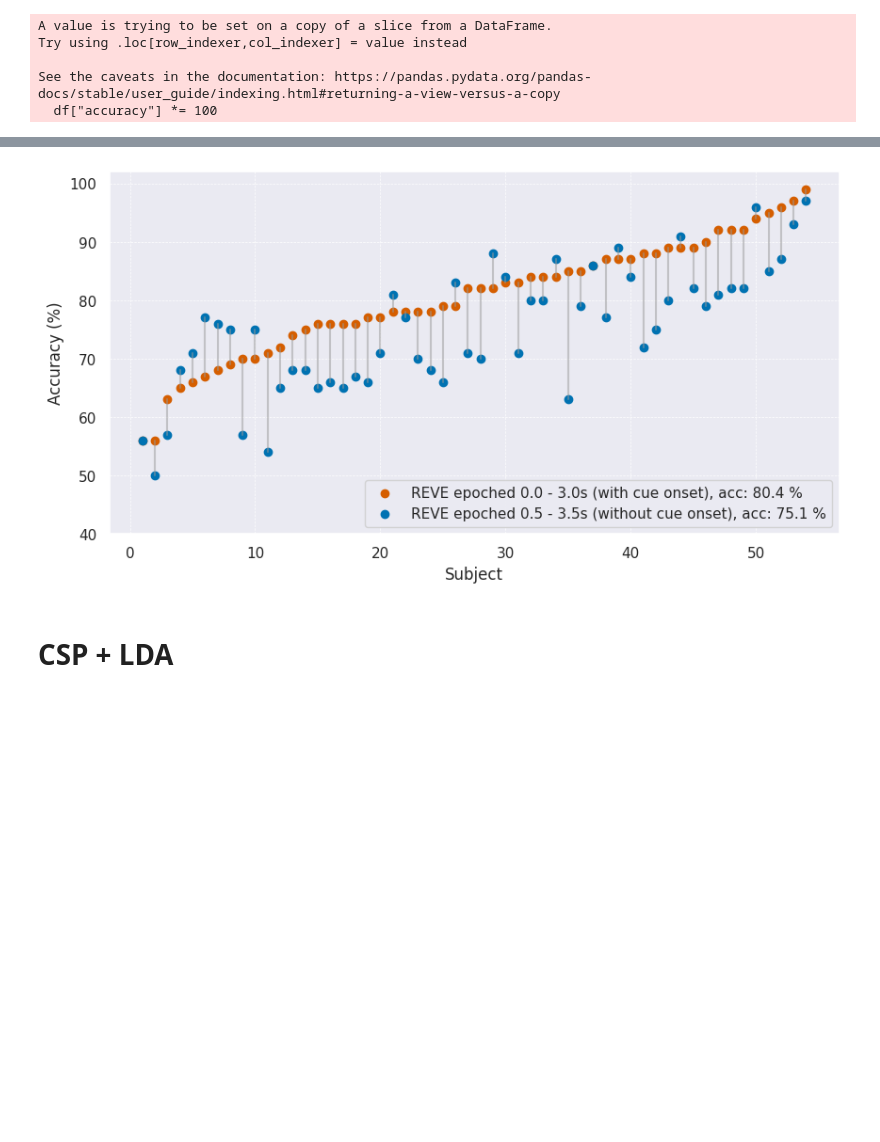
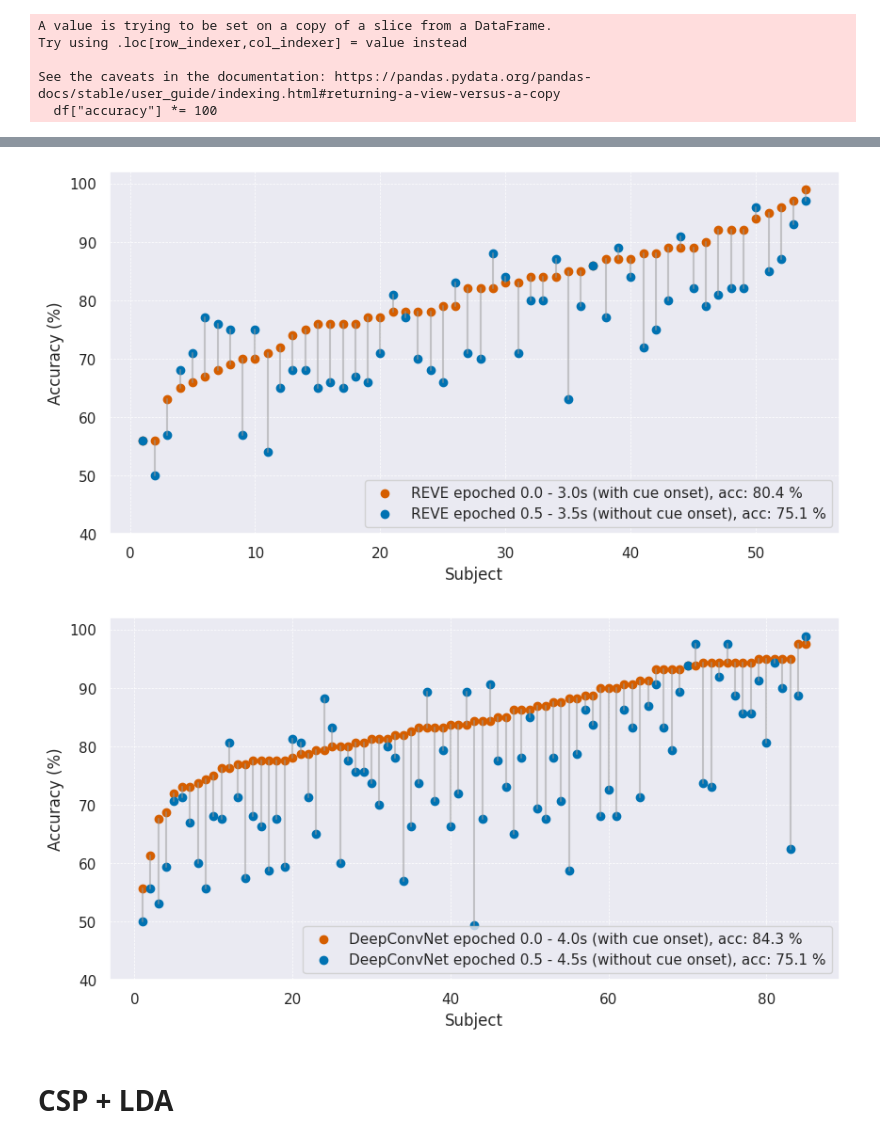
Before and after one commit to dtrocellier/MI_bci_epoch_window_influence, a Jupyter notebook: notebooks/plot_accuracy_paired.ipynb, the cells around one changed output, grey strips where cells are left out. Cells and saved outputs as stored; diff of their text form; code cells hidden in the pictures; blank space fills up the shorter version.

```diff
--- a/notebooks/plot_accuracy_paired.ipynb
+++ b/notebooks/plot_accuracy_paired.ipynb
@@ -104,39 +104,46 @@ def plot_accuracy(df, dataset, model, windows=["w_00_40", "w_05_45"], colors=["#
 fig, ax = plt.subplots(figsize=(10, 5))
 plot_accuracy(df, dataset="Dreyer2023", model="Deep4Net", windows=["w_00_40", "w_05_45"], ax=ax,
               model_name="DeepConvNet")
-
 if enable_title:
     fig.suptitle("Dreyer2023 (DeepConvNet)")
 fig.savefig(save_base / "Dreyer2023_DeepConvNet.png", dpi=300)
 
 fig, ax = plt.subplots(figsize=(10, 5))
 plot_accuracy(df, dataset="Dreyer2023", model="REVE", windows=["w_00_40", "w_05_45"], ax=ax, model_name="REVE")
 if enable_title:
     fig.suptitle("Dreyer2023 (REVE)")
 fig.savefig(save_base / "Dreyer2023_REVE.png", dpi=300)
 
 fig, ax = plt.subplots(figsize=(10, 5))
 plot_accuracy(df, dataset="Lee2019_MI", model="Deep4Net", windows=["w_00_30", "w_05_35"], ax=ax,
               model_name="DeepConvNet")
 if enable_title:
     fig.suptitle("Lee2019_MI (DeepConvNet)")
 fig.savefig(save_base / "Lee2019_MI_DeepConvNet.png", dpi=300)
 
 fig, ax = plt.subplots(figsize=(10, 5))
 plot_accuracy(df, dataset="Lee2019_MI", model="REVE", windows=["w_00_30", "w_05_35"], ax=ax, model_name="REVE")
 if enable_title:
     fig.suptitle("Lee2019_MI (REVE)")
 fig.savefig(save_base / "Lee2019_MI_REVE.png", dpi=300)
+
+fig, ax = plt.subplots(figsize=(10, 5))
+plot_accuracy(df, dataset="Dreyer2023_wo_p", model="Deep4Net", windows=["w_00_40", "w_05_45"], ax=ax,
+              model_name="DeepConvNet")
+if enable_title:
+    fig.suptitle("Dreyer2023 w/o the P-line (DeepConvNet)")
+fig.savefig(save_base / "Dreyer2023_wo_p_DeepConvNet.png", dpi=300)
 # %% [output]
 A value is trying to be set on a copy of a slice from a DataFrame.
 Try using .loc[row_indexer,col_indexer] = value instead
 
 See the caveats in the documentation: https://pandas.pydata.org/pandas-docs/stable/user_guide/indexing.html#returning-a-view-versus-a-copy
   df["accuracy"] *= 100
 [figure]
 [figure]
 [figure]
 [figure]
+[figure, added]
 # %% [markdown]
 # CSP + LDA
 # %%
```
Also changed, not shown: parts of 1 cell of this notebook, 6 other files.
